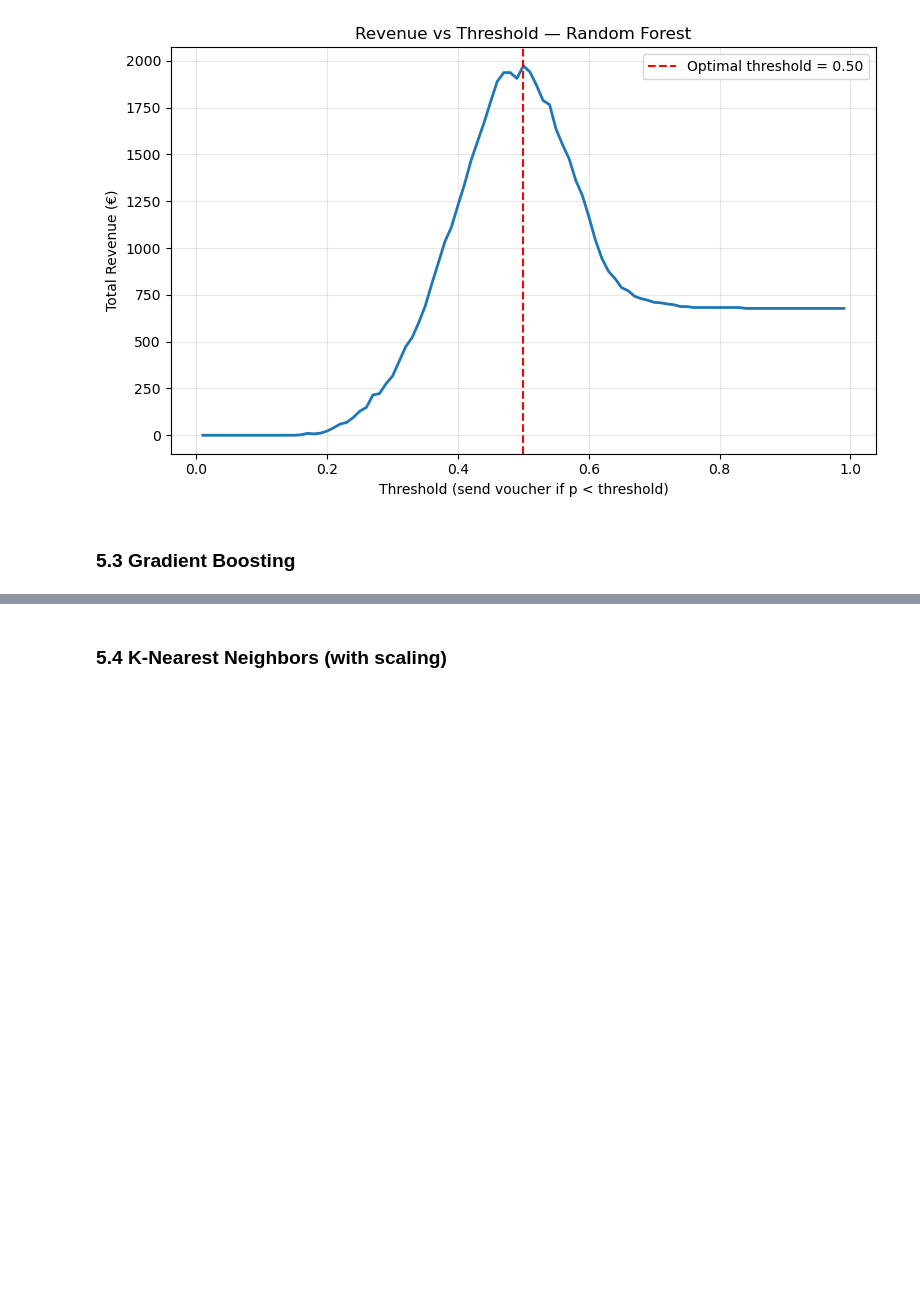
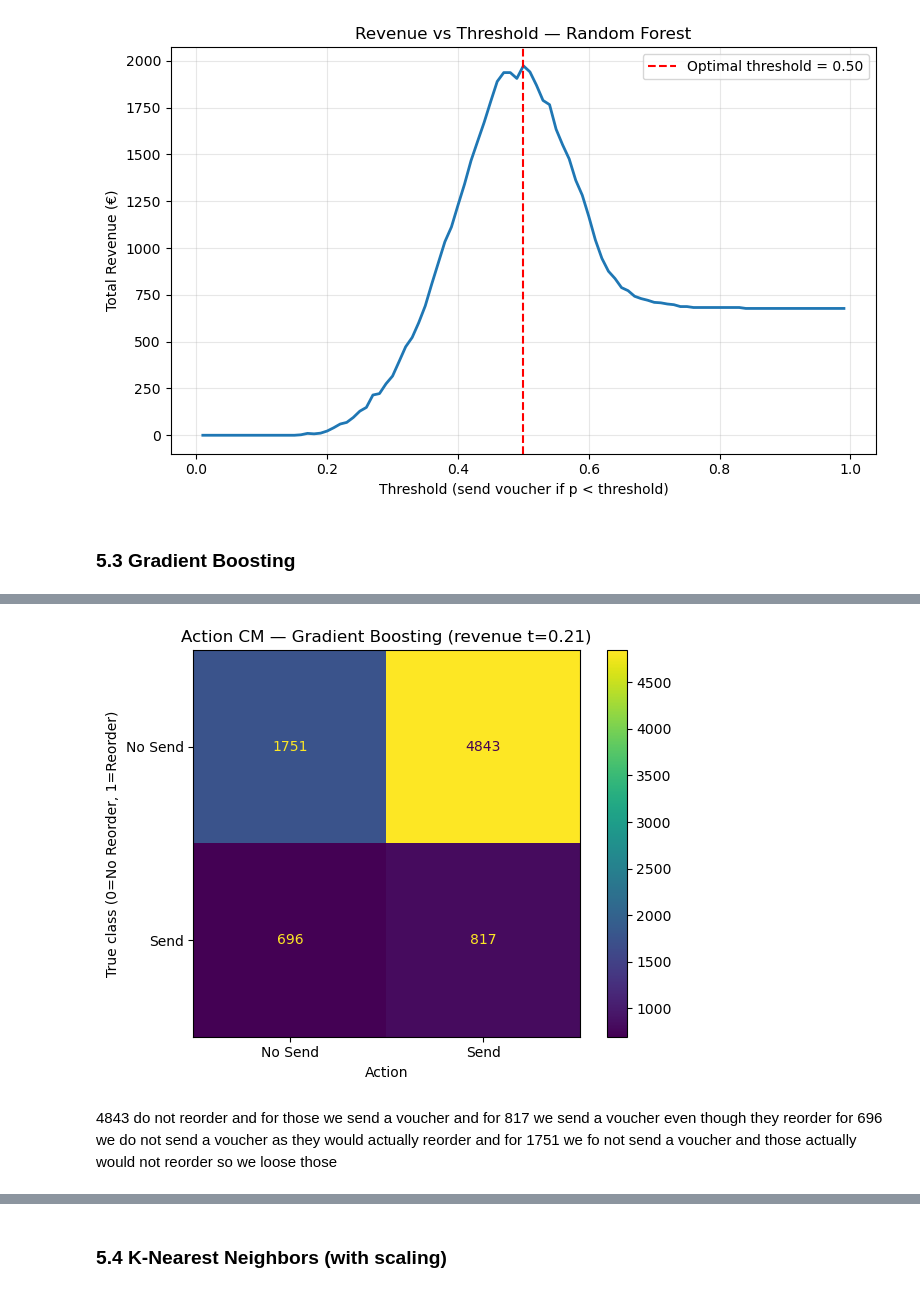
Before and after one commit to ungeralexan/ml_assignment, a Jupyter notebook: stand_safe_06_01/project.ipynb, the cells around one changed output, grey strips where cells are left out. Saved outputs shown, nothing was run; the diff lists cells and outputs as text; code cells hidden in the pictures; blank space fills up the shorter version.

```diff
--- a/stand_safe_06_01/project.ipynb
+++ b/stand_safe_06_01/project.ipynb
@@ -1443,3 +1445,23 @@ plt.show()
+# %%
+def plot_action_cm(y_true, send_voucher, title):
+    # rows: y_true = 0 (No Reorder), 1 (Reorder)
+    # cols: action = 0 (No Send), 1 (Send)
+    cm = confusion_matrix(y_true, send_voucher, labels=[0, 1])
+    disp = ConfusionMatrixDisplay(confusion_matrix=cm, display_labels=["No Send", "Send"])
+    disp.plot(values_format="d")
+    plt.title(title)
+    plt.xlabel("Action")
+    plt.ylabel("True class (0=No Reorder, 1=Reorder)")
+    plt.tight_layout()
+    plt.show()
+# %%
+send_voucher = (y_proba < t_star).astype(int)
+plot_action_cm(y_val, send_voucher, f"Action CM — Gradient Boosting (revenue t={t_star:.2f})")
+# %% [output]
+[figure, added]
+# %% [markdown]
+4843 do not reorder and for those we send a voucher and for 817 we send a voucher even though they reorder
+for 696 we do not send a voucher as they would actually reorder and for 1751 we fo not send a voucher and those actually would not reorder so we loose those
 # %%
 importances = model_gb.feature_importances_
 fi = pd.DataFrame({
```
Also changed, not shown: parts of 9 cells of this notebook.
